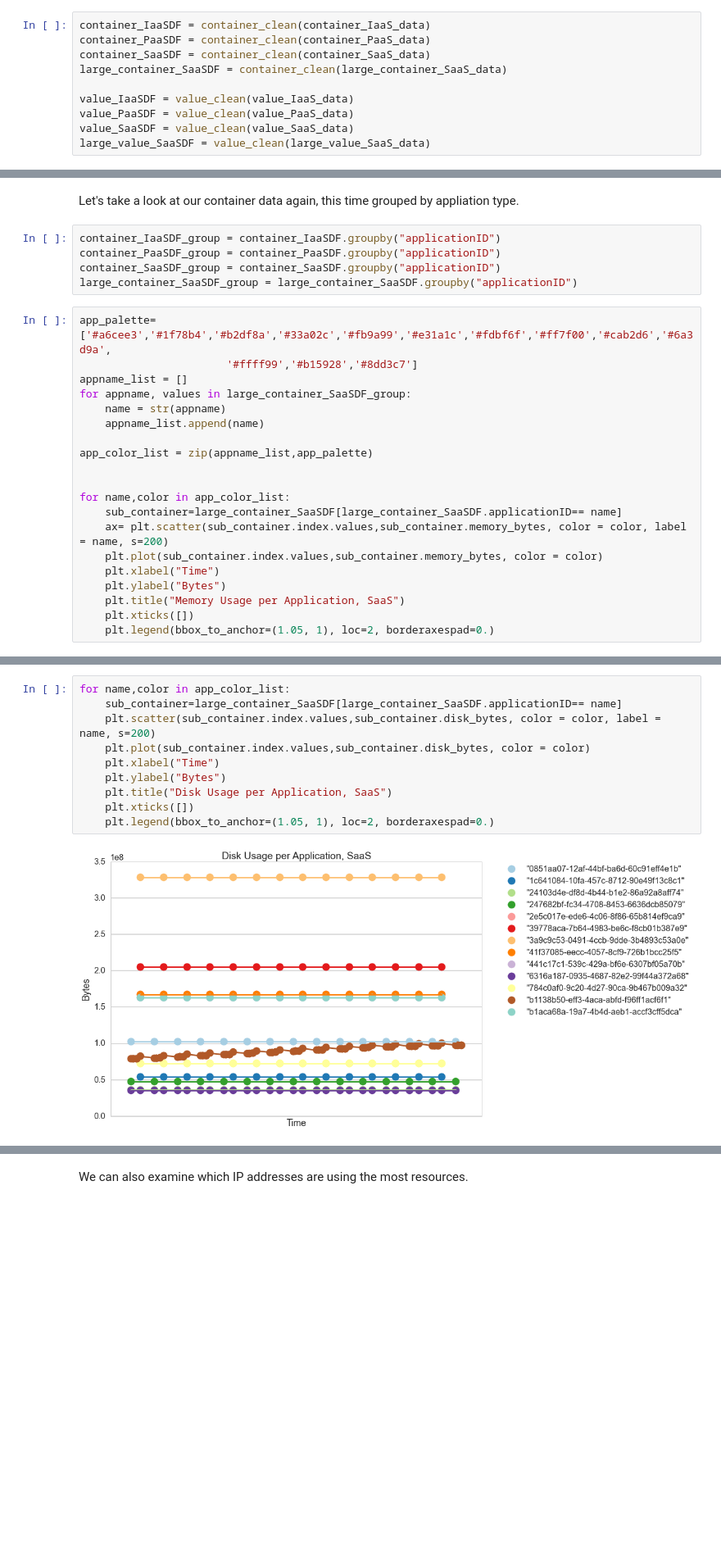
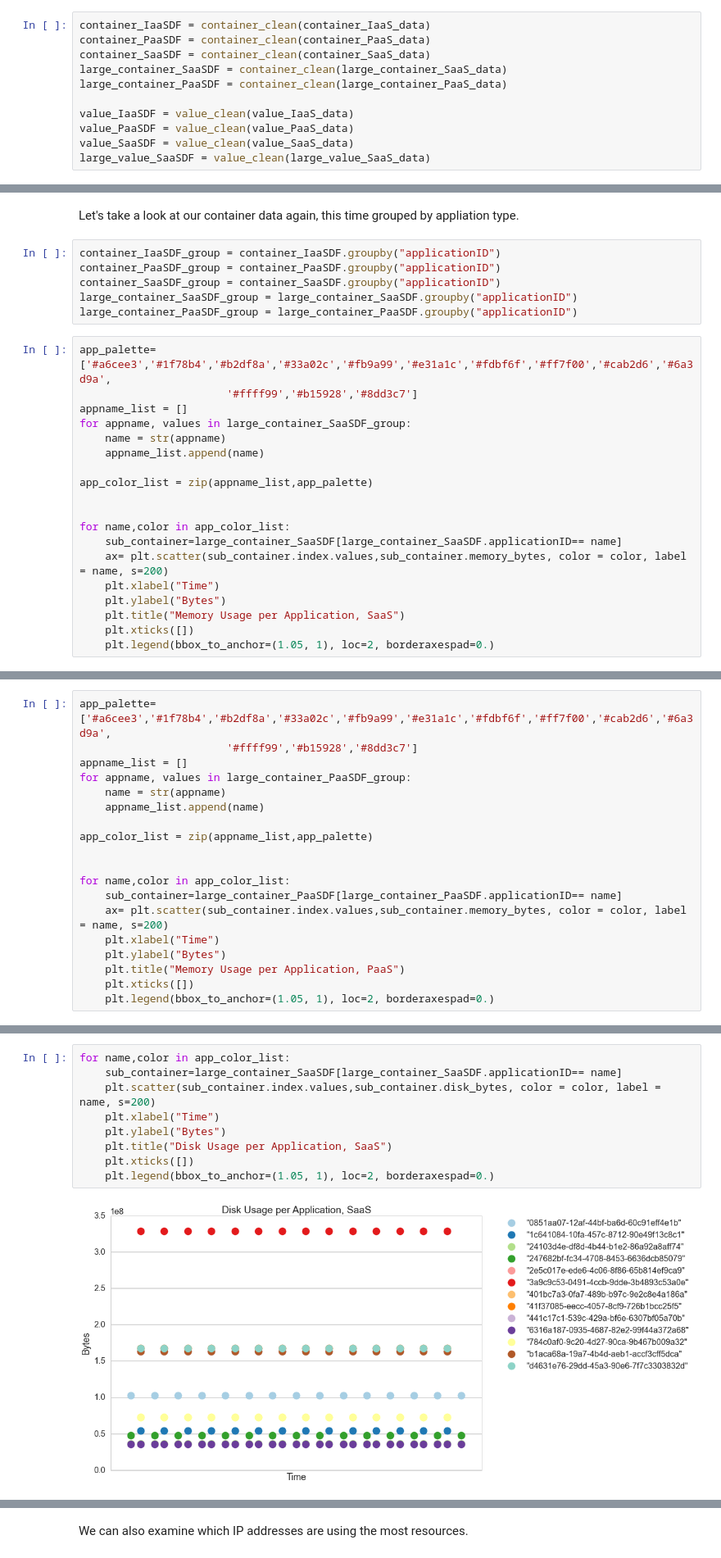
Before and after one commit to harvard-team-pivot/elastic-compute, a Jupyter notebook: elasticCompute.ipynb, the cells around one changed output, grey strips where cells are left out. Shown at 82% size. Saved outputs shown, nothing was run; the diff lists cells and outputs as text; blank space fills up the shorter version.

Commit message:
Added in new PaaS data

```diff
--- a/elasticCompute.ipynb
+++ b/elasticCompute.ipynb
@@ -257,6 +258,7 @@ container_IaaSDF = container_clean(container_IaaS_data)
 container_PaaSDF = container_clean(container_PaaS_data)
 container_SaaSDF = container_clean(container_SaaS_data)
 large_container_SaaSDF = container_clean(large_container_SaaS_data)
+large_container_PaaSDF = container_clean(large_container_PaaS_data)
 
 value_IaaSDF = value_clean(value_IaaS_data)
 value_PaaSDF = value_clean(value_PaaS_data)
@@ -467,6 +502,7 @@ container_IaaSDF_group = container_IaaSDF.groupby("applicationID")
 container_PaaSDF_group = container_PaaSDF.groupby("applicationID")
 container_SaaSDF_group = container_SaaSDF.groupby("applicationID")
 large_container_SaaSDF_group = large_container_SaaSDF.groupby("applicationID")
+large_container_PaaSDF_group = large_container_PaaSDF.groupby("applicationID")
 # %%
 app_palette= ['#a6cee3','#1f78b4','#b2df8a','#33a02c','#fb9a99','#e31a1c','#fdbf6f','#ff7f00','#cab2d6','#6a3d9a',
                        '#ffff99','#b15928','#8dd3c7']
@@ -481,7 +517,6 @@ app_color_list = zip(appname_list,app_palette)
 for name,color in app_color_list:
     sub_container=large_container_SaaSDF[large_container_SaaSDF.applicationID== name]
     ax= plt.scatter(sub_container.index.values,sub_container.memory_bytes, color = color, label = name, s=200)
-    plt.plot(sub_container.index.values,sub_container.memory_bytes, color = color)
     plt.xlabel("Time")
     plt.ylabel("Bytes")
     plt.title("Memory Usage per Application, SaaS")
@@ -491,0 +527,19 @@ for name,color in app_color_list:
+# %%
+app_palette= ['#a6cee3','#1f78b4','#b2df8a','#33a02c','#fb9a99','#e31a1c','#fdbf6f','#ff7f00','#cab2d6','#6a3d9a',
+                       '#ffff99','#b15928','#8dd3c7']
+appname_list = []
+for appname, values in large_container_PaaSDF_group:
+    name = str(appname)
+    appname_list.append(name)
+
+app_color_list = zip(appname_list,app_palette)
+
+
+for name,color in app_color_list:
+    sub_container=large_container_PaaSDF[large_container_PaaSDF.applicationID== name]
+    ax= plt.scatter(sub_container.index.values,sub_container.memory_bytes, color = color, label = name, s=200)
+    plt.xlabel("Time")
+    plt.ylabel("Bytes")
+    plt.title("Memory Usage per Application, PaaS")
+    plt.xticks([])
+    plt.legend(bbox_to_anchor=(1.05, 1), loc=2, borderaxespad=0.)
@@ -492,12 +548,11 @@ for name,color in app_color_list:
 # %%
 for name,color in app_color_list:
     sub_container=large_container_SaaSDF[large_container_SaaSDF.applicationID== name]
     plt.scatter(sub_container.index.values,sub_container.disk_bytes, color = color, label = name, s=200)
-    plt.plot(sub_container.index.values,sub_container.disk_bytes, color = color)
     plt.xlabel("Time")
     plt.ylabel("Bytes")
     plt.title("Disk Usage per Application, SaaS")
     plt.xticks([])
     plt.legend(bbox_to_anchor=(1.05, 1), loc=2, borderaxespad=0.)
 # %% [output]
-[figure, old version]
+[figure, new version]
```
Also changed, not shown: parts of 15 cells of this notebook.
